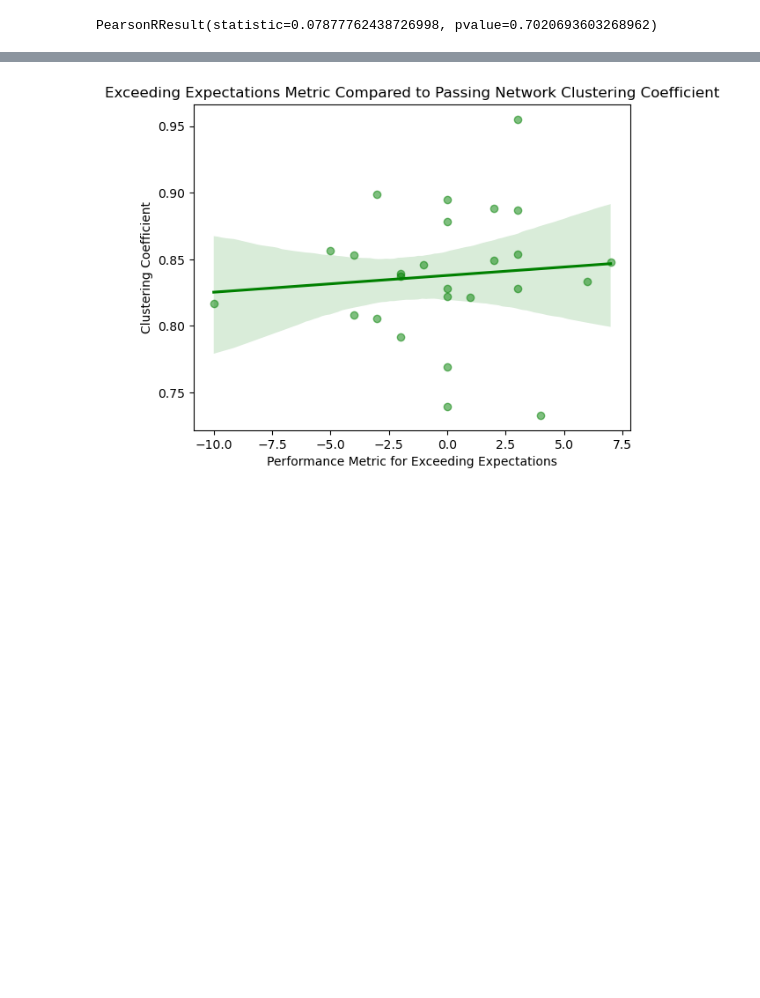
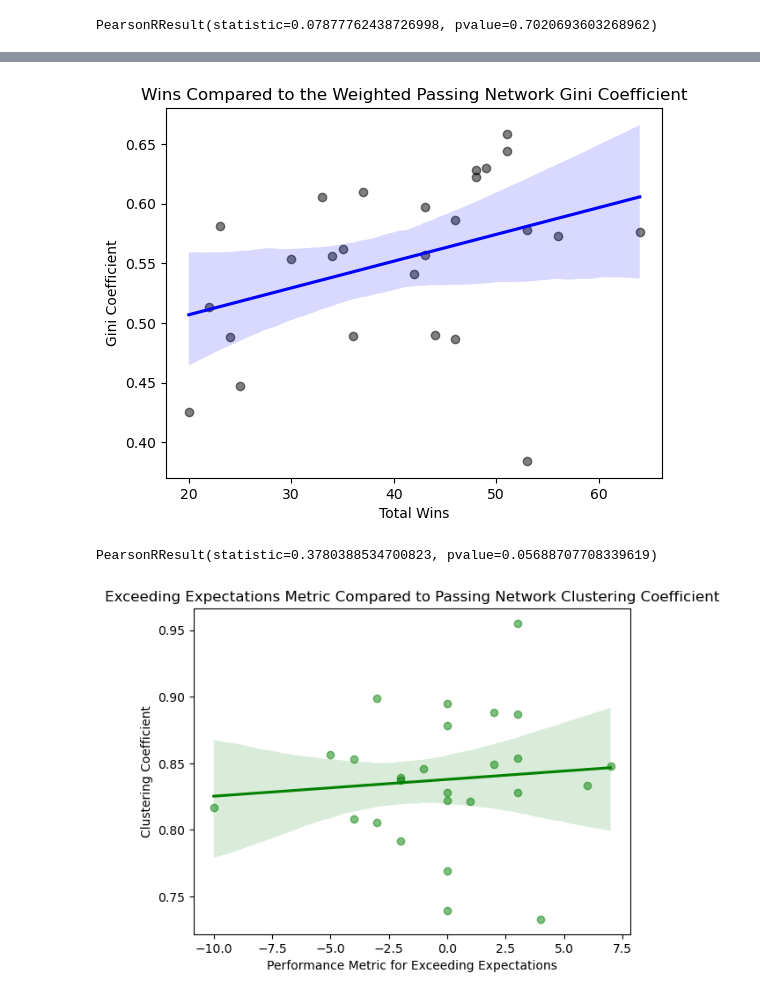
Before and after one commit to brandonlwallace/nba-passing-network-analysis, a Jupyter notebook: NBA Passing - Network Analysis and Investigation.ipynb, the cells around one changed output, grey strips where cells are left out. Saved outputs shown, nothing was run; the diff lists cells and outputs as text; code cells hidden in the pictures; blank space fills up the shorter version.

```diff
--- a/NBA Passing - Network Analysis and Investigation.ipynb
+++ b/NBA Passing - Network Analysis and Investigation.ipynb
@@ -872,3 +1098,20 @@ PearsonRResult(statistic=-0.23233082062024868, pvalue=0.25340825030166)
+# %%
+# Visualizing the relationship between winning and the Gini coefficient for the weighted passing network
+
+sns.regplot(x='WINS',
+    y='GiniCoeffWeighted',
+    data = nbassn2021_22,
+           scatter_kws = {"color": "black", "alpha": 0.5},
+            line_kws = {"color": "blue"})
+plt.xlabel('Total Wins')
+plt.ylabel('Gini Coefficient')
+plt.title('Wins Compared to the Weighted Passing Network Gini Coefficient')
+plt.show()
+
+stats.pearsonr(nbassn2021_22['WINS'], nbassn2021_22['GiniCoeffWeighted'])
+# %% [output]
+[figure, added]
+PearsonRResult(statistic=0.3780388534700823, pvalue=0.05688707708339619)
 # %%
 # visualizing the relationship between outperforming expectations and network clustering
 
```
Also changed, not shown: parts of 33 cells of this notebook, 2 other files.
